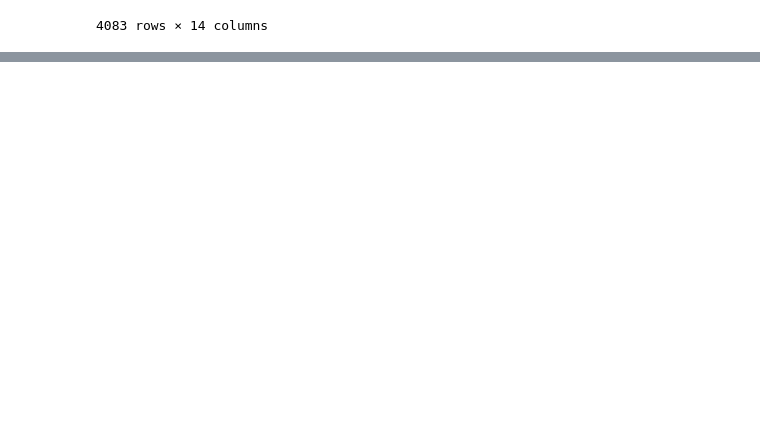
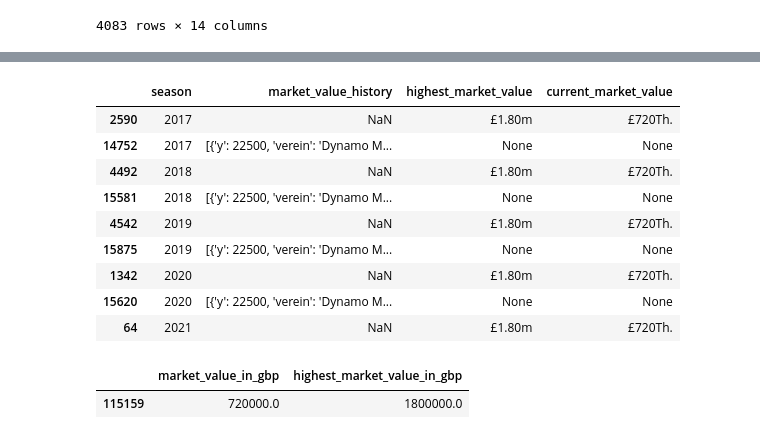
Before and after one commit to dcaribou/transfermarkt-datasets, a Jupyter notebook: notebooks/prep_playbook.ipynb, the cells around one changed output, grey strips where cells are left out. Cells and saved outputs as stored; diff of their text form; code cells hidden in the pictures; blank space fills up the shorter version.

```diff
--- a/notebooks/prep_playbook.ipynb
+++ b/notebooks/prep_playbook.ipynb
@@ -93,3 +93,7 @@ clubs.get_stacked_data()
 | 1934 | club | /vfl-wolfsburg/startseite/verein/82 | {'type': 'competition', 'country_... | 212.85 | 28 | 25.0 | 18.0 | ... |
 | 1935 | club | /1-fsv-mainz-05/startseite/verein/39 | {'type': 'competition', 'country_... | 109.85 | 25 | 25.2 | 13.0 | ... |
 4083 rows × 14 columns
+# %%
+players_at = td.assets["players"]
+players_df = td.assets["players"].prep_df
+players_raw_df = players_at.get_stacked_data()
@@ -95,0 +117,19 @@ clubs.get_stacked_data()
+# %%
+players_raw_df["player_id"] = players_raw_df['href'].str.split('/', 5, True)[4]
+players_raw_df[players_raw_df["player_id"] == "181177"][["season_file", "season", "market_value_history", "highest_market_value", "current_market_value"]]
+# %% [output]
+|  | season | market_value_history | highest_market_value | current_market_value |
+| 2590 | 2017 | NaN | £1.80m | £720Th. |
+| 14752 | 2017 | [{'y': 22500, 'verein': 'Dynamo M... | None | None |
+| 4492 | 2018 | NaN | £1.80m | £720Th. |
+| 15581 | 2018 | [{'y': 22500, 'verein': 'Dynamo M... | None | None |
+| 4542 | 2019 | NaN | £1.80m | £720Th. |
+| 15875 | 2019 | [{'y': 22500, 'verein': 'Dynamo M... | None | None |
+| 1342 | 2020 | NaN | £1.80m | £720Th. |
+| 15620 | 2020 | [{'y': 22500, 'verein': 'Dynamo M... | None | None |
+| 64 | 2021 | NaN | £1.80m | £720Th. |
+# %%
+players_df[players_df["player_id"] == "181177"][["market_value_in_gbp", "highest_market_value_in_gbp"]]
+# %% [output]
+|  | market_value_in_gbp | highest_market_value_in_gbp |
+| 115159 | 720000.0 | 1800000.0 |
```
Also changed, not shown: parts of 2 cells of this notebook, 4 other files.
